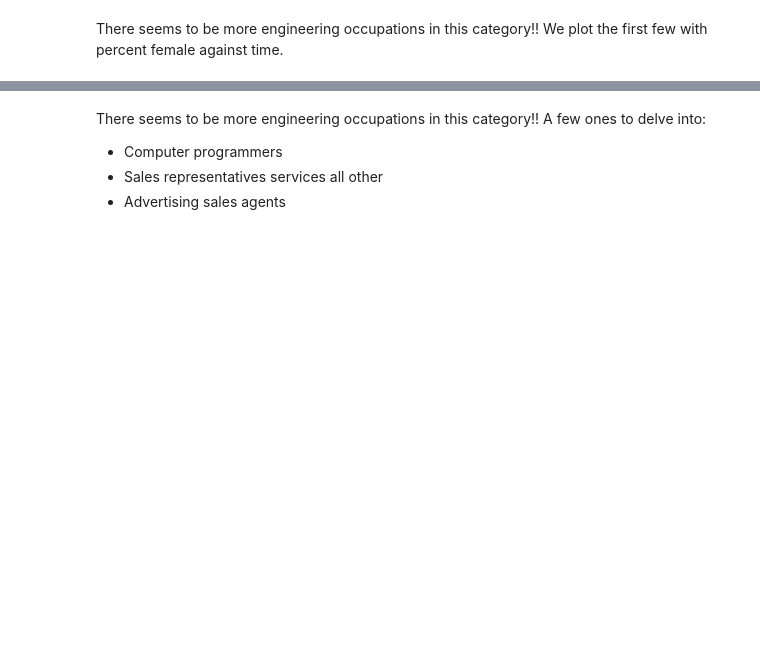
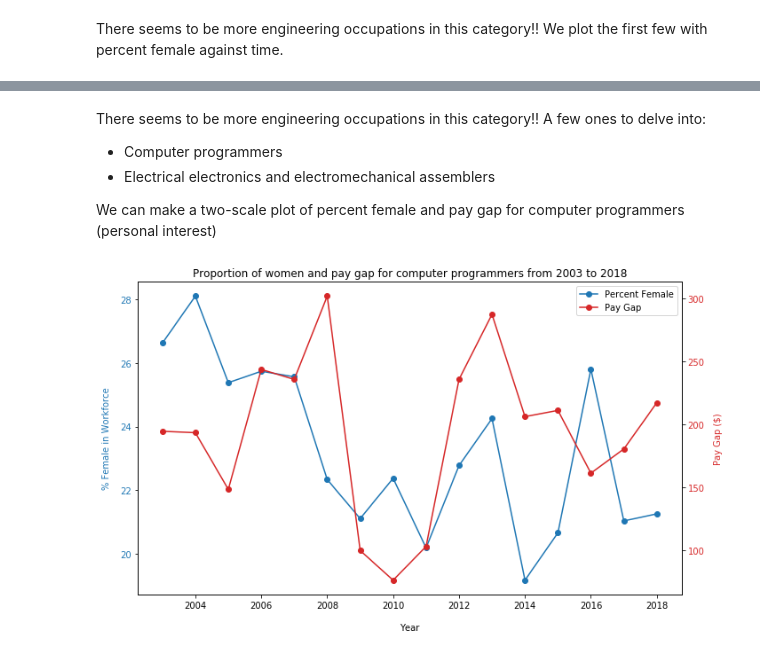
Before and after one commit to coverney/ThinkStats2, a Jupyter notebook: project2/Women Weekly Income and Occupation Time Analysis.ipynb, the cells around one changed output, grey strips where cells are left out. Cells and saved outputs as stored; diff of their text form; code cells hidden in the pictures; blank space fills up the shorter version.

```diff
--- a/project2/Women Weekly Income and Occupation Time Analysis.ipynb
+++ b/project2/Women Weekly Income and Occupation Time Analysis.ipynb
@@ -75,0 +97,35 @@ Optional: output the data to an Excel file
+# %%
+def plot_percent_female_pay_gap(df, occ, title):
+    fig, ax_percent_female = plt.subplots(figsize=(10,6))
+
+    color = 'tab:blue'
+    ax_percent_female.set_xlabel('Year')
+    ax_percent_female.xaxis.labelpad = 15
+    ax_percent_female.set_ylabel('% Female in Workforce', color=color)
+
+    years= range(2003, 2019)
+
+    # Percent female plot
+    percent_female = np.asarray(eval(df.loc[occ]['Percent Female']))[::-1]
+    line_percent_female = plt.plot(years, percent_female, label='Percent Female', color=color, marker='o')
+    ax_percent_female.tick_params(axis='y', labelcolor=color)
+    ax_percent_female.yaxis.labelpad = 10
+
+    ax_pay_gap = ax_percent_female.twinx()  # instantiate a second axes that shares the same x-axis
+
+    color = 'tab:red'
+    ax_pay_gap.set_ylabel('Pay Gap ($)', color=color) # we already handled the x-label with ax_percent_female
+
+    # Pay gap plot
+    pay_gap = np.asarray(eval(df.loc[occ]['Pay Gap']))[::-1]
+    line_pay_gap = plt.plot(years, pay_gap, label='Pay Gap', color=color, marker='o')
+    ax_pay_gap.tick_params(axis='y', labelcolor=color)
+    ax_pay_gap.yaxis.labelpad = 10
+
+    ax_pay_gap.title.set_text(title)
+
+    lines = line_percent_female + line_pay_gap
+    labels = [l.get_label() for l in lines]
+    ax_percent_female.legend(lines, labels)
+    fig.tight_layout()  # otherwise the right y-label is slightly clipped
+    plt.show()
@@ -1040,5 +556,11 @@ thinkplot.Show()
 # %% [markdown]
 There seems to be more engineering occupations in this category!! A few ones to delve into:
 - Computer programmers
-- Sales representatives services all other
-- Advertising sales agents
+- Electrical electronics and electromechanical assemblers
+
+We can make a two-scale plot of percent female and pay gap for computer programmers (personal interest)
+# %%
+title = 'Proportion of women and pay gap for computer programmers from 2003 to 2018'
+plot_percent_female_pay_gap(df_percent_female_neg_sorted, 'Computer programmers', title)
+# %% [output]
+[figure, added]
```
Also changed, not shown: parts of 52 cells of this notebook, 2 other files.
